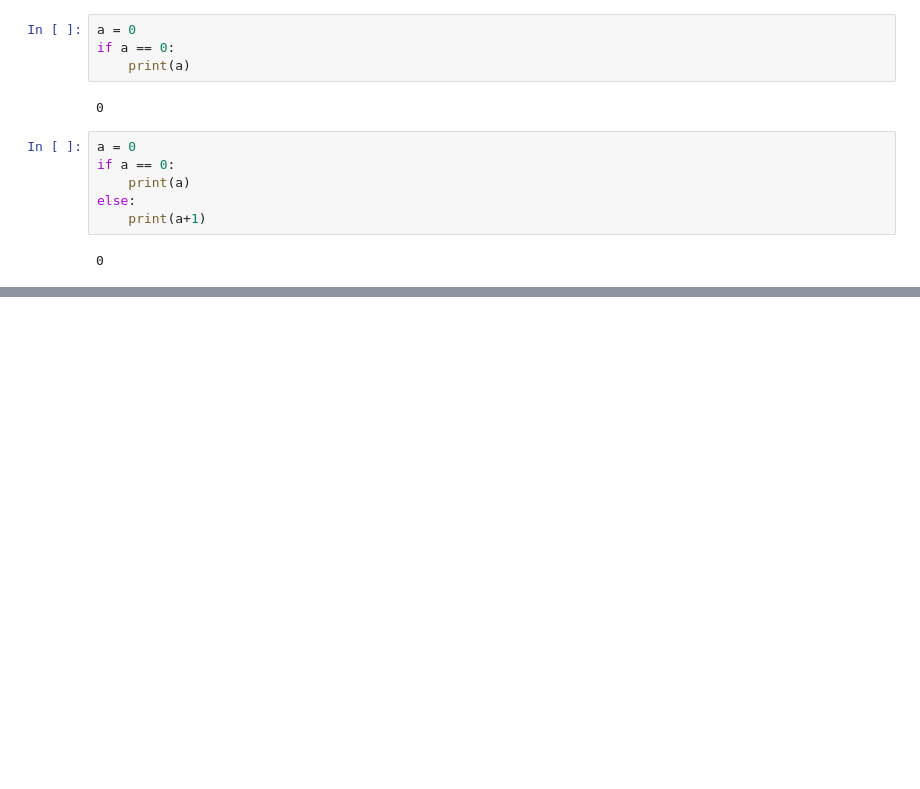
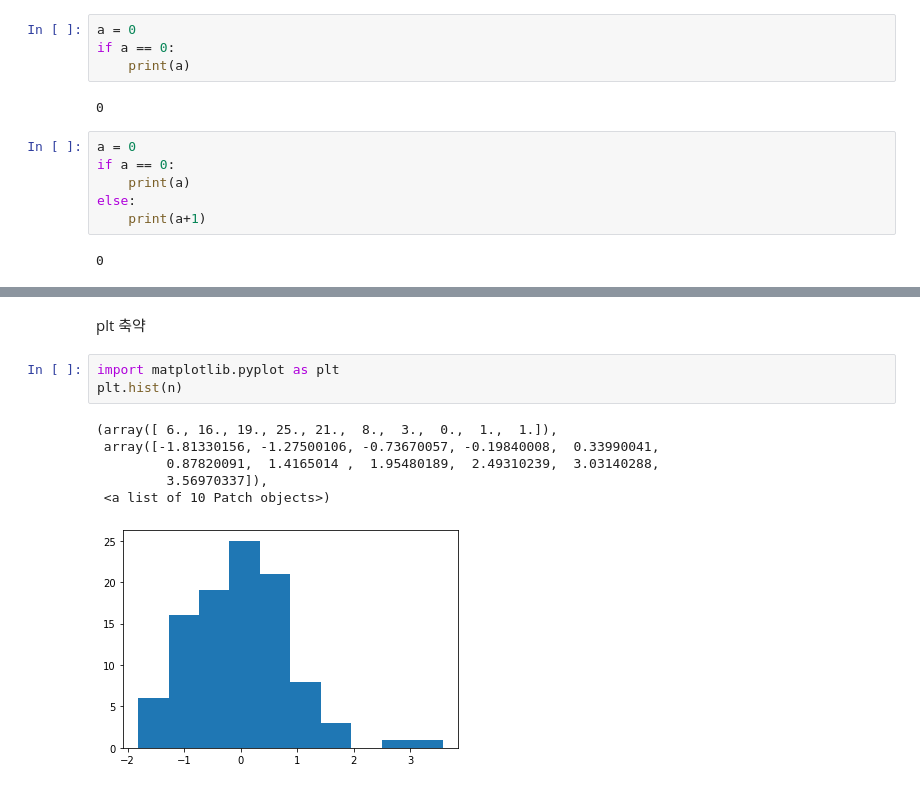
Before and after one commit to yeonduu/class2022spring, a Jupyter notebook: 20220316.ipynb, the cells around one changed output, grey strips where cells are left out. Saved outputs shown, nothing was run; the diff lists cells and outputs as text; blank space fills up the shorter version.

```diff
--- a/20220316.ipynb
+++ b/20220316.ipynb
@@ -338,0 +395,12 @@ else:
+# %% [markdown]
+plt 축약
+# %%
+import matplotlib.pyplot as plt
+plt.hist(n)
+# %% [output]
+(array([ 6., 16., 19., 25., 21.,  8.,  3.,  0.,  1.,  1.]),
+ array([-1.81330156, -1.27500106, -0.73670057, -0.19840008,  0.33990041,
+         0.87820091,  1.4165014 ,  1.95480189,  2.49310239,  3.03140288,
+         3.56970337]),
+ <a list of 10 Patch objects>)
+[figure, added]
```
Also changed, not shown: parts of 31 cells of this notebook.
